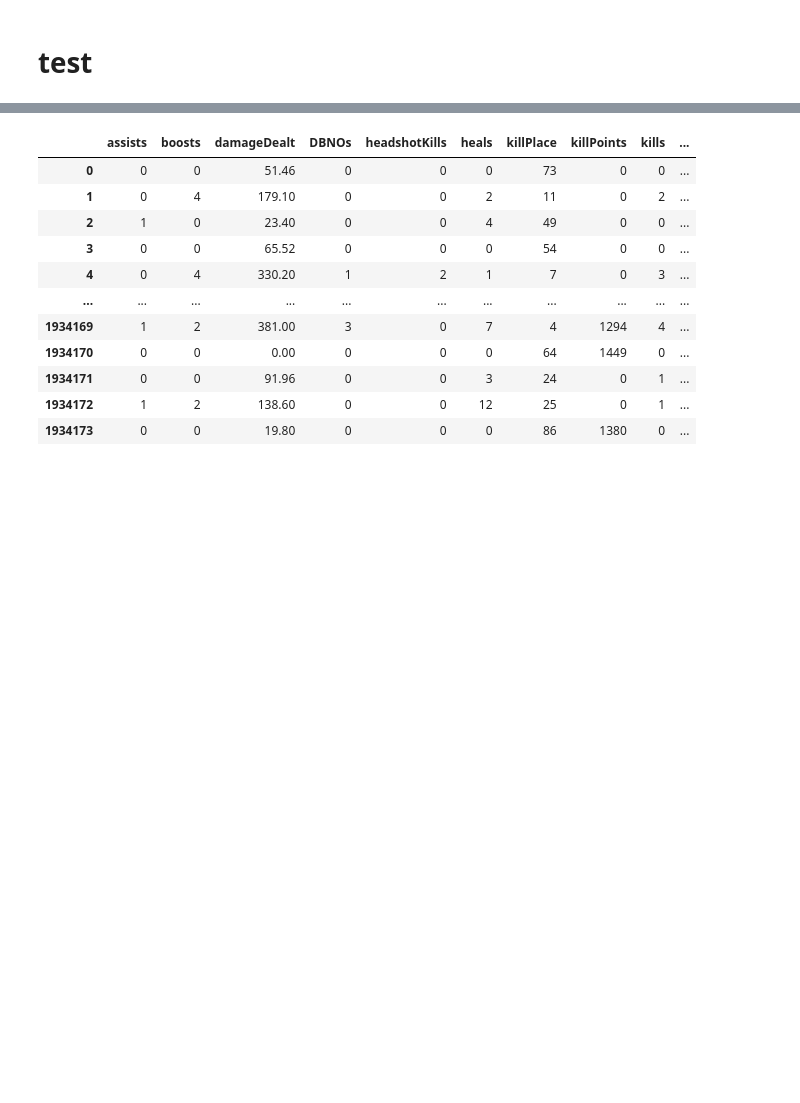
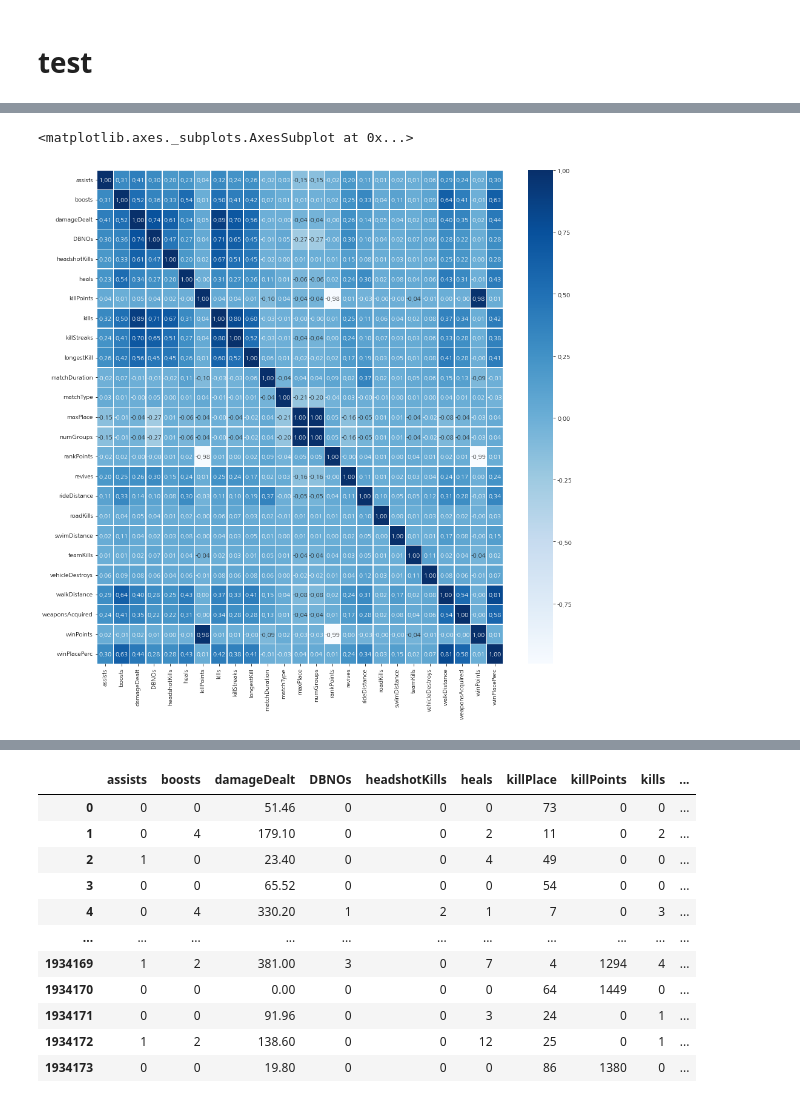
Before and after one commit to AMinSC/TIL, a Jupyter notebook: Mini_PJT/Mini_PJT_Modelling.ipynb, the cells around one changed output, grey strips where cells are left out. Cells and saved outputs as stored; diff of their text form; code cells hidden in the pictures; blank space fills up the shorter version.

```diff
--- a/Mini_PJT/Mini_PJT_Modelling.ipynb
+++ b/Mini_PJT/Mini_PJT_Modelling.ipynb
@@ -517,0 +510,5 @@ df.head()
+# %%
+# test_1
+
+df = train
+df.info()
@@ -517,0 +552,16 @@ df.head()
+# %%
+# test_2
+# matchType을 bynary_encoding
+
+from category_encoders import BinaryEncoder
+
+X = pd.DataFrame(data=df)
+
+enc = BinaryEncoder(cols=['matchType']).fit(X)
+
+numeric_dataset = enc.transform(X)
+# %%
+# test_3
+
+numeric_dataset.columns
+df = numeric_dataset
@@ -517,0 +623,13 @@ df.head()
+# %%
+k = df[['assists', 'boosts', 'damageDealt', 'DBNOs', 'headshotKills', 'heals',
+       'killPoints', 'kills', 'killStreaks', 'longestKill', 'matchDuration',
+       'matchType', 'maxPlace', 'numGroups', 'rankPoints', 'revives',
+       'rideDistance', 'roadKills', 'swimDistance', 'teamKills',
+       'vehicleDestroys', 'walkDistance', 'weaponsAcquired', 'winPoints',
+       'winPlacePerc']]
+plt.figure(figsize=(15,15))
+sns.heatmap(data = k.corr(), annot=True,
+fmt = '.2f', linewidths=.5, cmap='Blues')
+# %% [output]
+<matplotlib.axes._subplots.AxesSubplot at 0x...>
+[figure, added]
```
Also changed, not shown: parts of 24 cells of this notebook, 1 other file.
